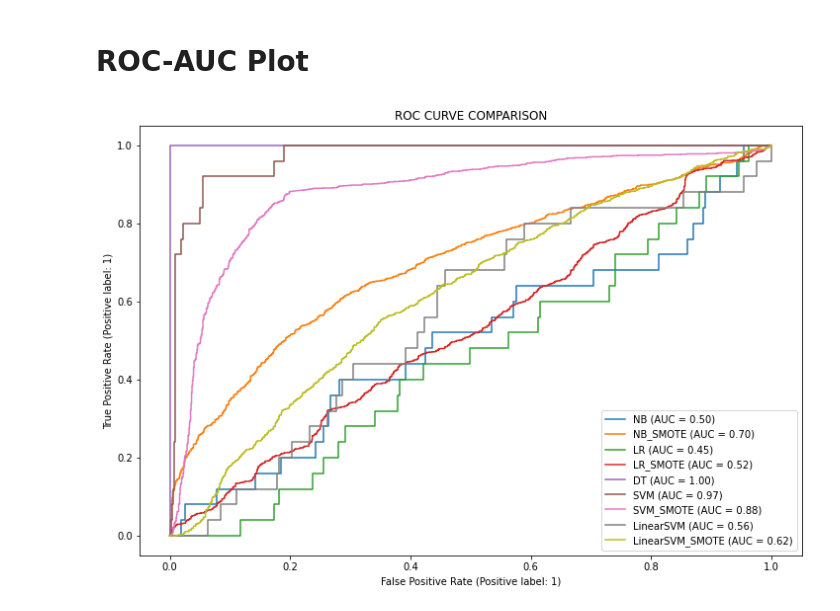
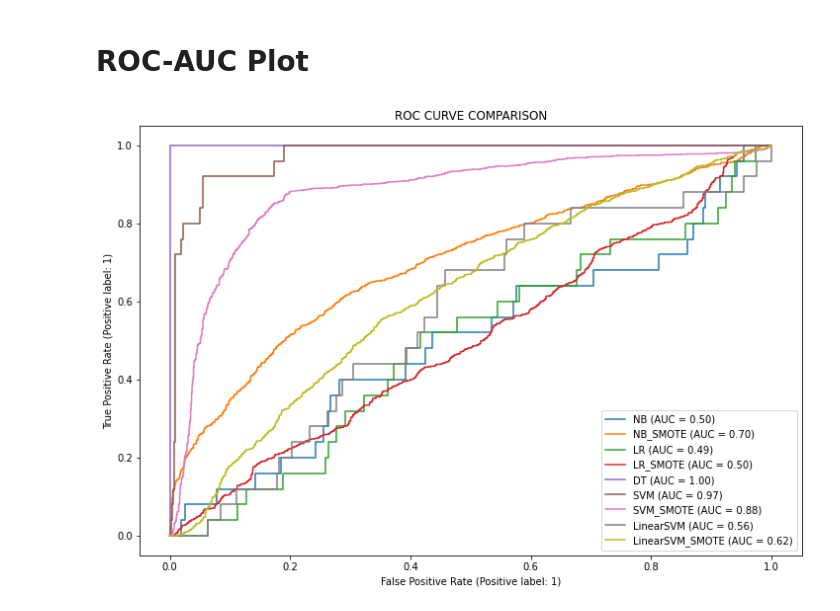
Before and after one commit to Chomchanok/Term_Project, a Jupyter notebook: model.ipynb, the cells around one changed output. Cells and saved outputs as stored; diff of their text form; code cells hidden in the pictures.

```diff
--- a/model.ipynb
+++ b/model.ipynb
@@ -86,4 +84,4 @@ weighted avg       0.59      0.54      0.46      2428
 # Logistic regression model
 # %%
 model_logis1 = LogisticRegression()
-classifier = model_logis1.fit(X_train,y_train)
+model_logis1.fit(X_train,y_train)
@@ -125,0 +117,2 @@ classifier = model_logis2.fit(X_trainO,y_trainO)
+# %%
+model_logis1.fit(X_train_over,y_train_over)
@@ -331,32 +327,32 @@ ax = plt.gca()
 
 # ROC plot of Naive Bayes
 plot_roc_curve(nbModel_grid, X_test, y_test, ax=ax, name='NB')
 
 # ROC plot of Naive Bayes which is applied SMOTE
 plot_roc_curve(nbModel_grid, X_test_over, y_test_over, ax=ax, name='NB_SMOTE')
 
 # ROC plot of Logistic Regression
 plot_roc_curve(model_logis1, X_test, y_test, ax=ax, name='LR')
 
 # ROC plot of Logistic Regression which is applied SMOTE
-plot_roc_curve(model_logis2, X_testO, y_testO, ax=ax, name='LR_SMOTE')
+plot_roc_curve(model_logis1, X_test_over, y_test_over, ax=ax, name='LR_SMOTE')
 
 # ROC plot of Decision Tree
 plot_roc_curve(modelClf, X_test, y_test, ax=ax, name='DT')
 
 # ROC plot of Support Vector Machines
 plot_roc_curve(cv_svm, X_test, y_test, ax=ax, name='SVM')
 
 # ROC plot of Support Vector Machines which is applied SMOTE
 plot_roc_curve(cv_svm, X_test_over, y_test_over, ax=ax, name='SVM_SMOTE')
 
 # ROC plot of Linear SVM
 plot_roc_curve(lin_svm, X_test, y_test, ax=ax, name='LinearSVM')
 
 # ROC plot of Linear SVM which is applied SMOTE
 plot_roc_curve(lin_svm, X_test_over, y_test_over, ax=ax, name='LinearSVM_SMOTE')
 
 plt.title("ROC CURVE COMPARISON")
 plt.show()
 # %% [output]
-[figure, old version]
+[figure, new version]
```
Also changed, not shown: parts of 12 cells of this notebook.
